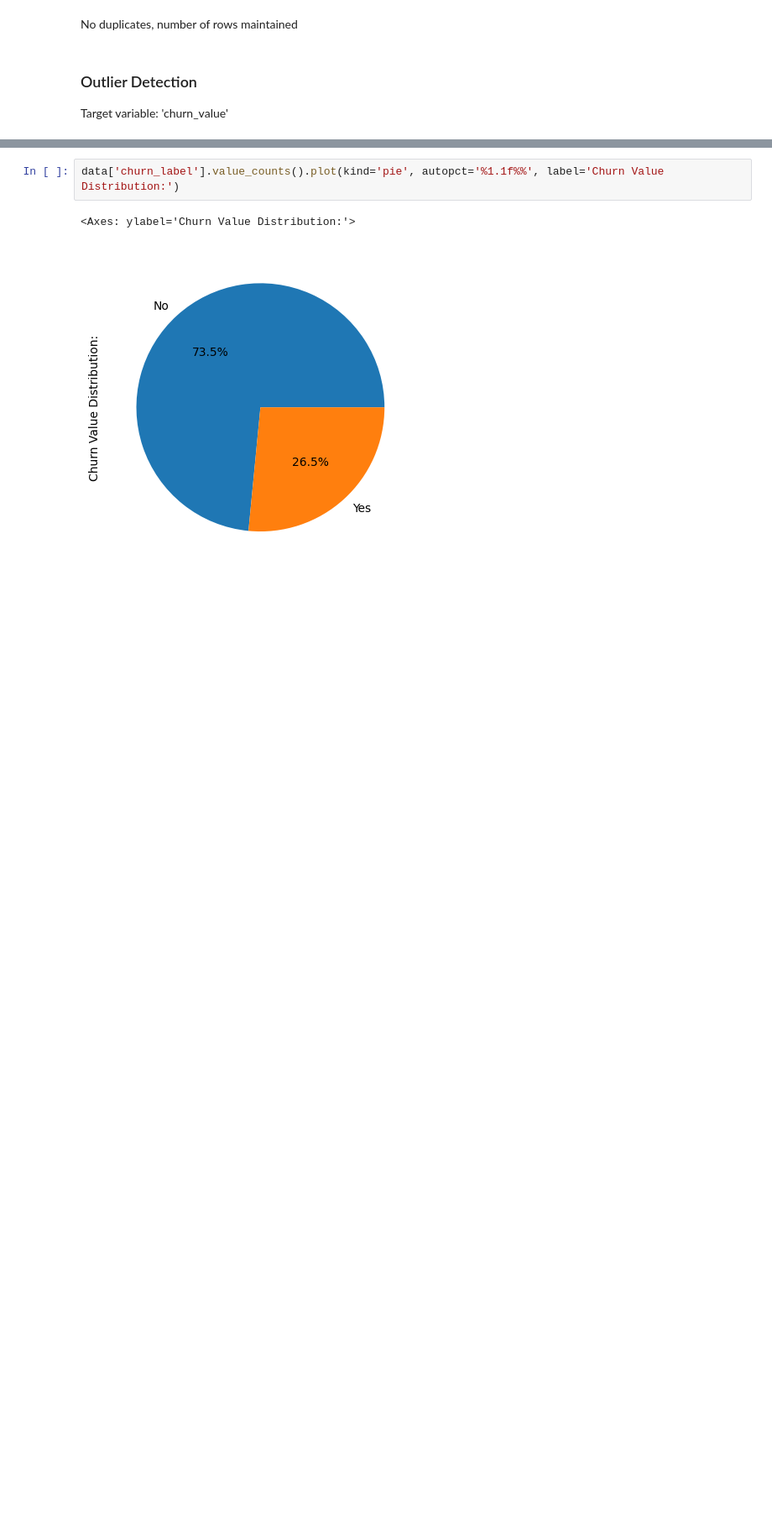
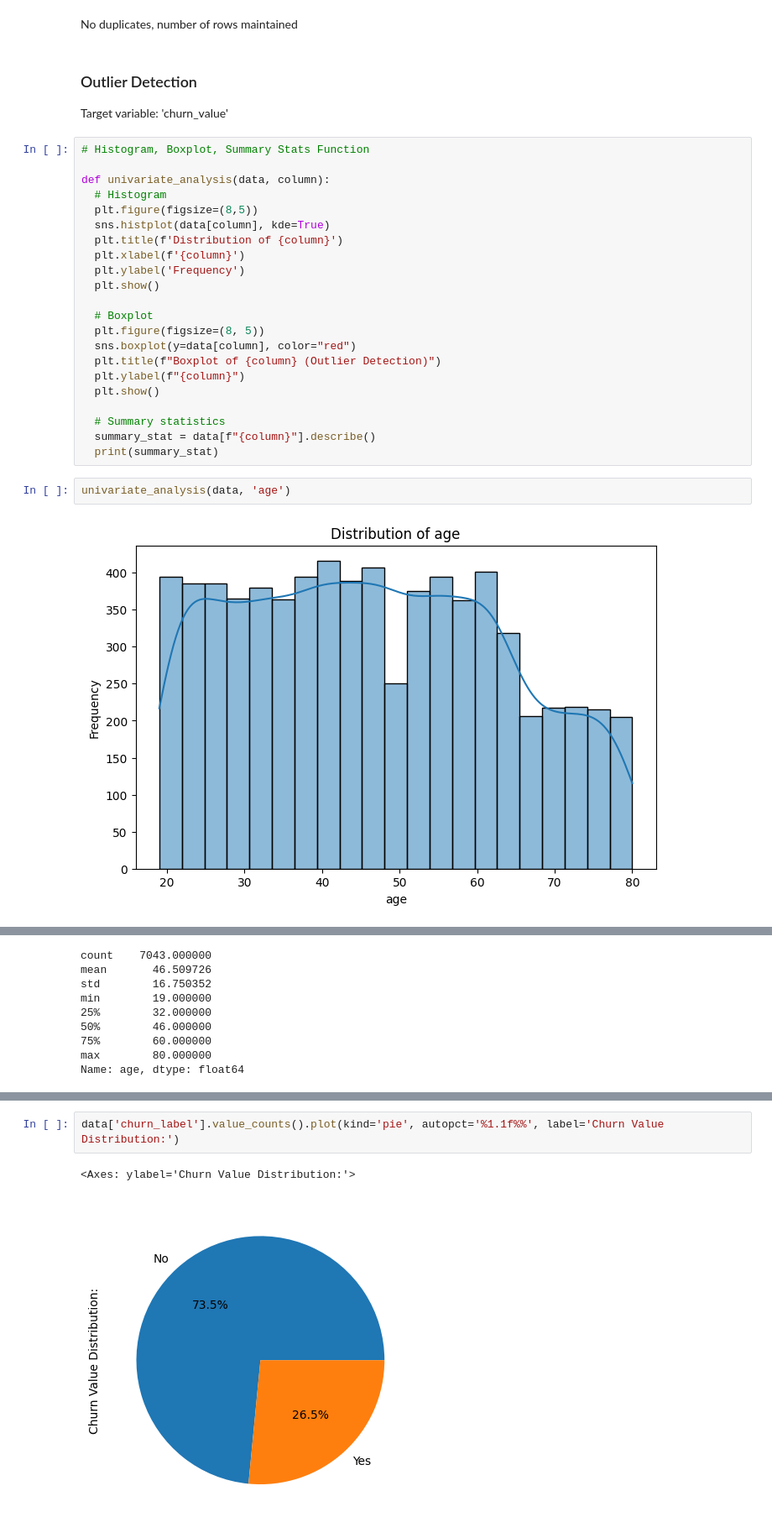
Before and after one commit to pprestonlee/churn-prediction, a Jupyter notebook: notebooks/eda.ipynb, the cells around one changed output, grey strips where cells are left out. Shown at 84% size. Drawn from its saved outputs; the diff is of its cells as text; blank space fills up the shorter version.

```diff
--- a/notebooks/eda.ipynb
+++ b/notebooks/eda.ipynb
@@ -519,3 +531,29 @@ No duplicates, number of rows maintained
 ### Outlier Detection
 
 Target variable: 'churn_value'
+# %%
+# Histogram, Boxplot, Summary Stats Function
+
+def univariate_analysis(data, column):
+  # Histogram
+  plt.figure(figsize=(8,5))
+  sns.histplot(data[column], kde=True)
+  plt.title(f'Distribution of {column}')
+  plt.xlabel(f'{column}')
+  plt.ylabel('Frequency')
+  plt.show()
+
+  # Boxplot
+  plt.figure(figsize=(8, 5))
+  sns.boxplot(y=data[column], color="red")
+  plt.title(f"Boxplot of {column} (Outlier Detection)")
+  plt.ylabel(f"{column}")
+  plt.show()
+
+  # Summary statistics
+  summary_stat = data[f"{column}"].describe()
+  print(summary_stat)
+# %%
+univariate_analysis(data, 'age')
+# %% [output]
+[figure, added]
@@ -521,0 +561,9 @@ Target variable: 'churn_value'
+count    7043.000000
+mean       46.509726
+std        16.750352
+min        19.000000
+25%        32.000000
+50%        46.000000
+75%        60.000000
+max        80.000000
+Name: age, dtype: float64
```
Also changed, not shown: parts of 49 cells of this notebook.
